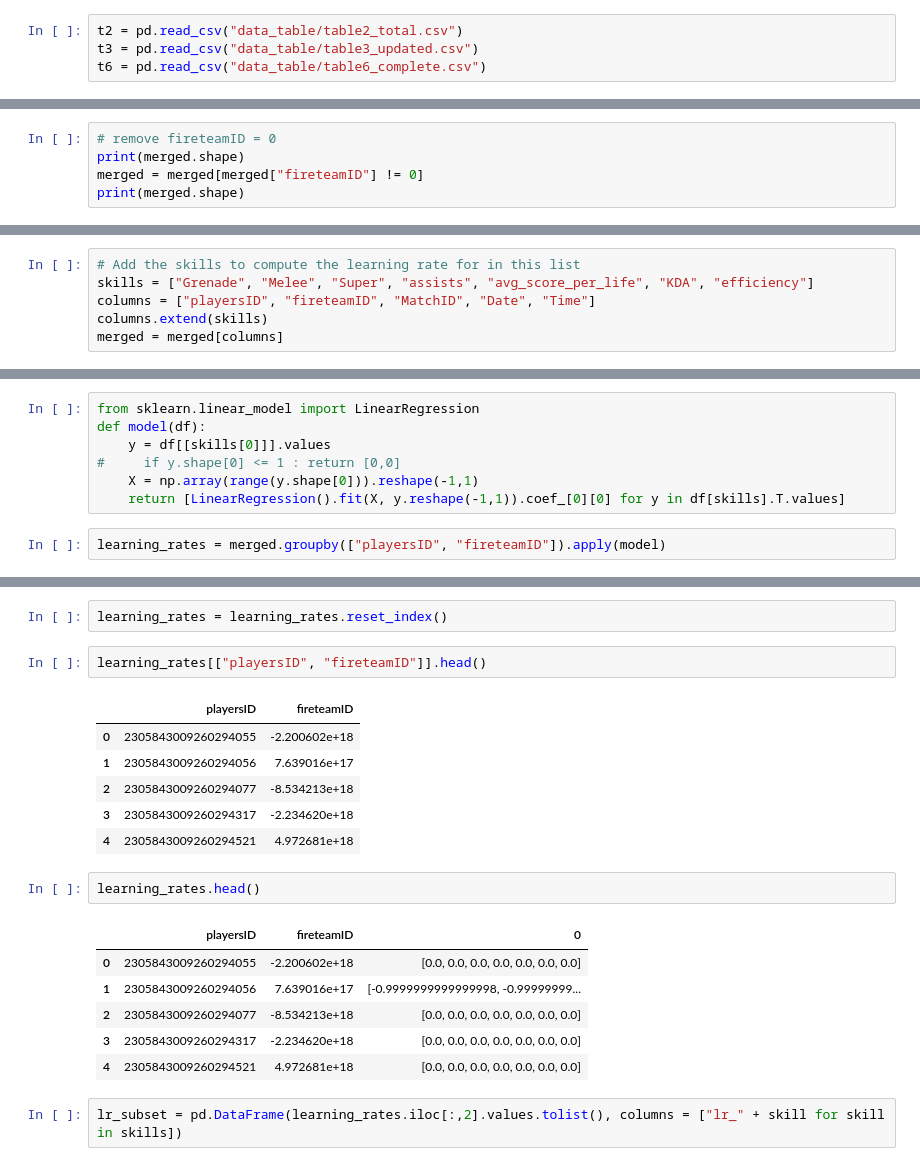
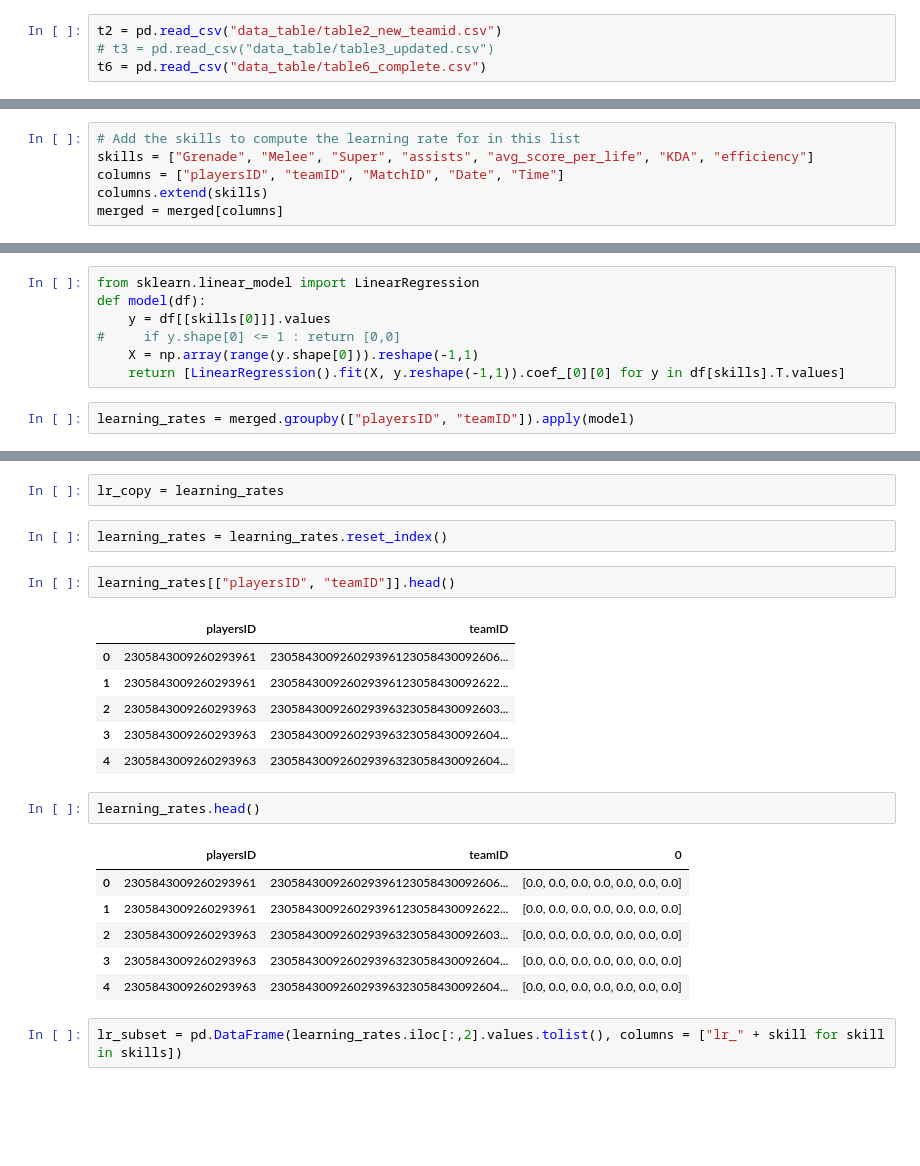
Before and after one commit to rishabh-joshi/destiny2-recommender-system, a Jupyter notebook: EDA/learning_rates.ipynb, the cells around one changed output, grey strips where cells are left out. Saved outputs shown, nothing was run; the diff lists cells and outputs as text; blank space fills up the shorter version.

Commit message:
Compute learning rates with new TeamID

```diff
--- a/EDA/learning_rates.ipynb
+++ b/EDA/learning_rates.ipynb
@@ -2,8 +2,8 @@
 import pandas as pd
 import numpy as np
 # %%
-t2 = pd.read_csv("data_table/table2_total.csv")
-t3 = pd.read_csv("data_table/table3_updated.csv")
+t2 = pd.read_csv("data_table/table2_new_teamid.csv")
+# t3 = pd.read_csv("data_table/table3_updated.csv")
 t6 = pd.read_csv("data_table/table6_complete.csv")
 # %%
 print(t2.shape)
@@ -93,5 +59,0 @@ merged[np.isnan(merged["avg_score_per_life"])]
-# %%
-# remove fireteamID = 0
-print(merged.shape)
-merged = merged[merged["fireteamID"] != 0]
-print(merged.shape)
@@ -101,7 +60,7 @@ print(merged.shape)
 # %%
 # Add the skills to compute the learning rate for in this list
 skills = ["Grenade", "Melee", "Super", "assists", "avg_score_per_life", "KDA", "efficiency"]
-columns = ["playersID", "fireteamID", "MatchID", "Date", "Time"]
+columns = ["playersID", "teamID", "MatchID", "Date", "Time"]
 columns.extend(skills)
 merged = merged[columns]
 # %%
@@ -122,4 +81,4 @@ def model(df):
     X = np.array(range(y.shape[0])).reshape(-1,1)
     return [LinearRegression().fit(X, y.reshape(-1,1)).coef_[0][0] for y in df[skills].T.values]
 # %%
-learning_rates = merged.groupby(["playersID", "fireteamID"]).apply(model)
+learning_rates = merged.groupby(["playersID", "teamID"]).apply(model)
@@ -148,23 +85,25 @@ Length: 129389, dtype: object
+# %%
+lr_copy = learning_rates
 # %%
 learning_rates = learning_rates.reset_index()
 # %%
-learning_rates[["playersID", "fireteamID"]].head()
+learning_rates[["playersID", "teamID"]].head()
 # %% [output]
-|  | playersID | fireteamID |
-| 0 | 2305843009260294055 | -2.200602e+18 |
-| 1 | 2305843009260294056 | 7.639016e+17 |
-| 2 | 2305843009260294077 | -8.534213e+18 |
-| 3 | 2305843009260294317 | -2.234620e+18 |
-| 4 | 2305843009260294521 | 4.972681e+18 |
+|  | playersID | teamID |
+| 0 | 2305843009260293961 | 230584300926029396123058430092606... |
+| 1 | 2305843009260293961 | 230584300926029396123058430092622... |
+| 2 | 2305843009260293963 | 230584300926029396323058430092603... |
+| 3 | 2305843009260293963 | 230584300926029396323058430092604... |
+| 4 | 2305843009260293963 | 230584300926029396323058430092604... |
 # %%
 learning_rates.head()
 # %% [output]
-|  | playersID | fireteamID | 0 |
-| 0 | 2305843009260294055 | -2.200602e+18 | [0.0, 0.0, 0.0, 0.0, 0.0, 0.0, 0.0] |
-| 1 | 2305843009260294056 | 7.639016e+17 | [-0.9999999999999998, -0.99999999... |
-| 2 | 2305843009260294077 | -8.534213e+18 | [0.0, 0.0, 0.0, 0.0, 0.0, 0.0, 0.0] |
-| 3 | 2305843009260294317 | -2.234620e+18 | [0.0, 0.0, 0.0, 0.0, 0.0, 0.0, 0.0] |
-| 4 | 2305843009260294521 | 4.972681e+18 | [0.0, 0.0, 0.0, 0.0, 0.0, 0.0, 0.0] |
+|  | playersID | teamID | 0 |
+| 0 | 2305843009260293961 | 230584300926029396123058430092606... | [0.0, 0.0, 0.0, 0.0, 0.0, 0.0, 0.0] |
+| 1 | 2305843009260293961 | 230584300926029396123058430092622... | [0.0, 0.0, 0.0, 0.0, 0.0, 0.0, 0.0] |
+| 2 | 2305843009260293963 | 230584300926029396323058430092603... | [0.0, 0.0, 0.0, 0.0, 0.0, 0.0, 0.0] |
+| 3 | 2305843009260293963 | 230584300926029396323058430092604... | [0.0, 0.0, 0.0, 0.0, 0.0, 0.0, 0.0] |
+| 4 | 2305843009260293963 | 230584300926029396323058430092604... | [0.0, 0.0, 0.0, 0.0, 0.0, 0.0, 0.0] |
 # %%
 lr_subset = pd.DataFrame(learning_rates.iloc[:,2].values.tolist(), columns = ["lr_" + skill for skill in skills])
 # %%
```
Also changed, not shown: parts of 18 cells of this notebook, 1 other file.
